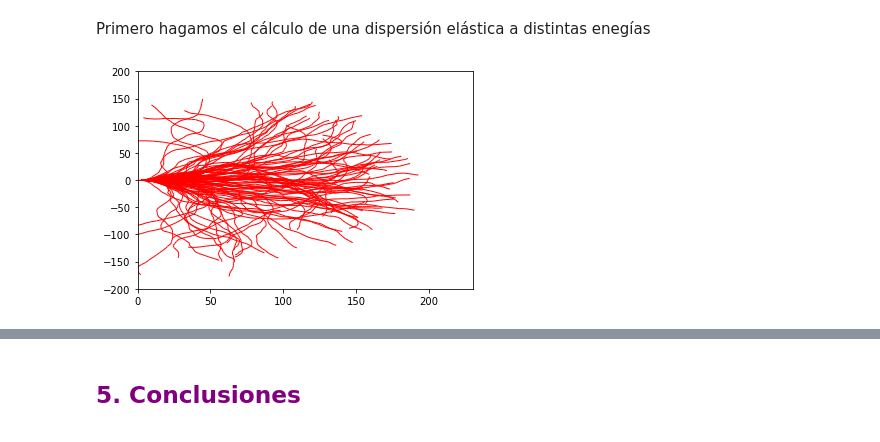
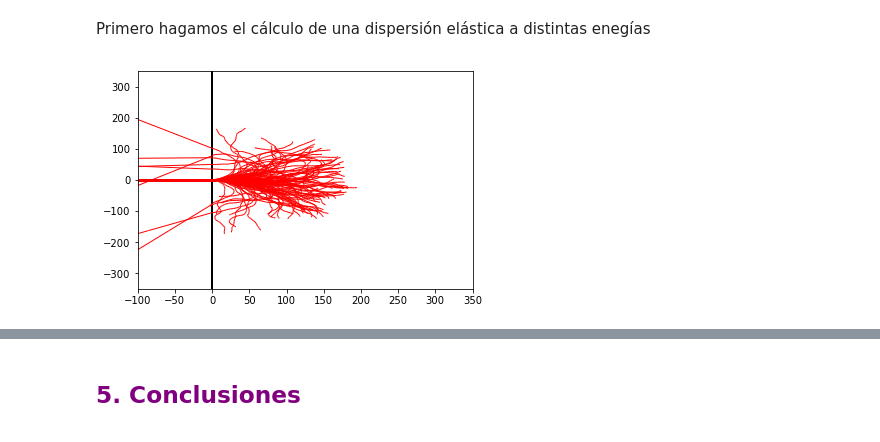
Before and after one commit to dixi1903/ProyectoModulo2_OrtizA_AcostaE_ChiquitoE, a Jupyter notebook: ProyectoModulo2_OrtizA_AcostaE_ChiquitoE.ipynb, the cells around one changed output, grey strips where cells are left out. Cells and saved outputs as stored; diff of their text form; code cells hidden in the pictures.

```diff
--- a/ProyectoModulo2_OrtizA_AcostaE_ChiquitoE.ipynb
+++ b/ProyectoModulo2_OrtizA_AcostaE_ChiquitoE.ipynb
@@ -98,29 +102,44 @@ def get_trayects_elastic (particles, colitions, E):
         points.append([x,y])
     return points
 # %%
-#100 particulas, analizamos sus primeras 50 colisiones a 5 keV
-part = 100
-col = 50
-E = 5000
+def draw_lines(points):
+    lines = []
 
-points = get_trayects_elastic (part, col, E)
+    for j in np.arange(part):
+        for i in np.arange(col):
+            p = [(points[j][0][i], points[j][1][i]), (points[j][0][i+1],points[j][1][i+1])]
+            lines.append(p)
 
-fig, ax = plt.subplots()
-plt.axis([0, 230, -200, 200])
+    beam_lines = []
 
-lines = []
+    for j in np.arange(part):
+        p0  = [(-100, points[j][1][0]), (0,points[j][1][0])]
+        beam_lines.append(p0)
 
-for j in np.arange(part):
-    for i in np.arange(col):
-        p = [(points[j][0][i], points[j][1][i]), (points[j][0][i+1],points[j][1][i+1])]
-        lines.append(p)
+    boundary = mc.LineCollection([[(0, -350), (0,350)]], colors='black', linewidths=2)
+    beam = mc.LineCollection(beam_lines, colors='red', linewidths=1)
     lc = mc.LineCollection(lines, colors='red', linewidths=1)
 
-ax.add_collection(lc)
-
-plt.show()
+    return boundary, beam, lc
-# %% [output]
-[figure, removed]
+# %%
+#100 particulas, analizamos sus primeras 50 colisiones a 5 keV
+part = 100
+col = 50
+E = 5000
+
+points = get_trayects_elastic (part, col, E)
+
+boundary, beam, lc = draw_lines(points)
+
+fig, ax = plt.subplots()
+plt.axis([-100, 350, -350, 350])
+ax.add_collection(boundary)
+ax.add_collection(beam)
+ax.add_collection(lc)
+
+plt.show()
+# %% [output]
+[figure, added]
 # %%
 #Ahora a 10 keV
 part = 100
```
Also changed, not shown: parts of 12 cells of this notebook.
